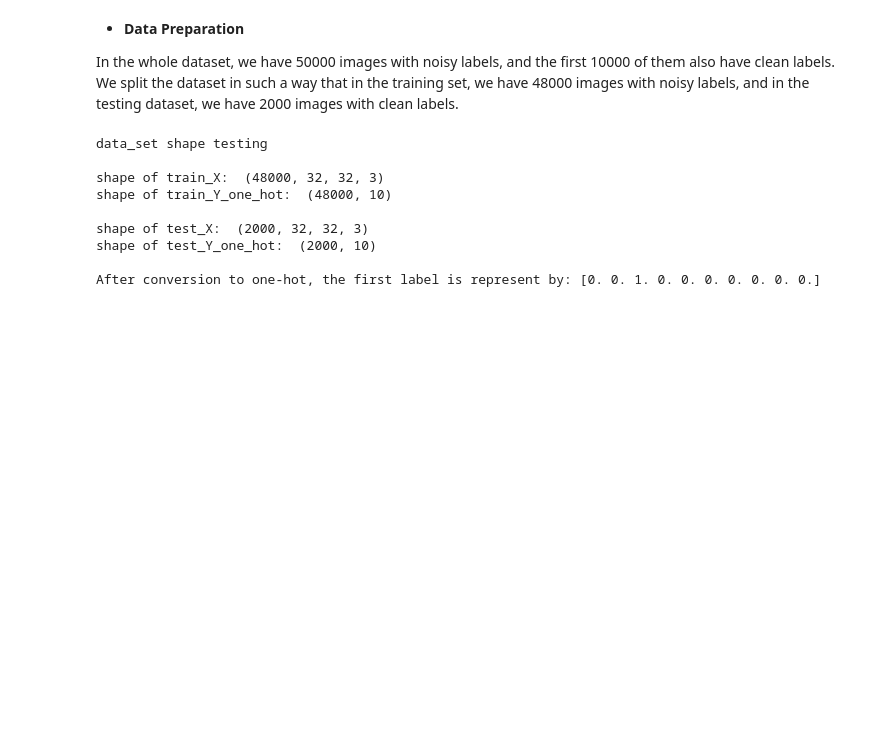
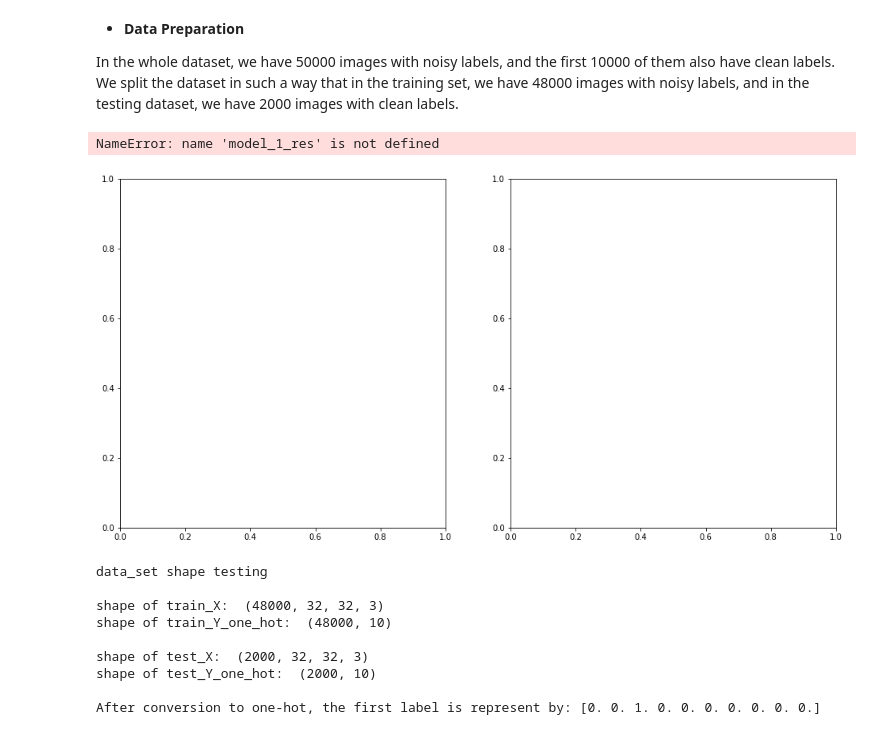
Before and after one commit to TZstatsADS/Fall2021-Project3-group1, a Jupyter notebook: doc/main.ipynb, the cells around one changed output. Saved outputs shown, nothing was run; the diff lists cells and outputs as text; code cells hidden in the pictures; blank space fills up the shorter version.

Commit message:
added model I, model II changes -- STILL NOT FINISHED

```diff
--- a/doc/main.ipynb
+++ b/doc/main.ipynb
@@ -143,0 +158,36 @@ In the whole dataset, we have 50000 images with noisy labels, and the first 1000
+# %%
+# Model I should be pretrained: load from '../output/' if possible
+if "model_1" in os.listdir("../output/"):
+    model_1 = tf.keras.models.load_model("../output/model_1")
+else:
+    train_model_1()
+    model_1 = tf.keras.models.load_model("../output/model_1")
+model_1_res = pickle.load(open("../output/model_1_train_history", "rb"))
+# %%
+# Report training results
+
+fig, ax = plt.subplots(figsize=(16, 8), nrows=1, ncols=2)
+
+# Plot accuracy
+ax[0].plot(model_1_res["val_accuracy"], "k--")
+ax[0].set_xlabel("Epoch")
+ax[0].set_ylabel("Accuracy")
+ax[0].set_title("Training Accuracy: Model II \n Accuracy: {:.1f} \n Time Elapsed (s): {:.1f}".format(
+    model_1_res["val_accuracy"][-1] * 100,
+    model_1_res["time (s)"]
+))
+ax[0].grid()
+
+ax[1].plot(model_1_res["val_loss"], "r--")
+ax[1].set_xlabel("Epoch")
+ax[1].set_ylabel("Loss")
+ax[1].set_title("Training Accuracy: Model II \n Loss: {:.1f} \n Time Elapsed (s): {:.1f}".format(
+    model_1_res["val_loss"][-1],
+    model_1_res["time (s)"]
+))
+ax[1].grid()
+
+plt.show()
+# %% [output]
+NameError: name 'model_1_res' is not defined
+[figure, added]
```
Also changed, not shown: parts of 13 cells of this notebook.
